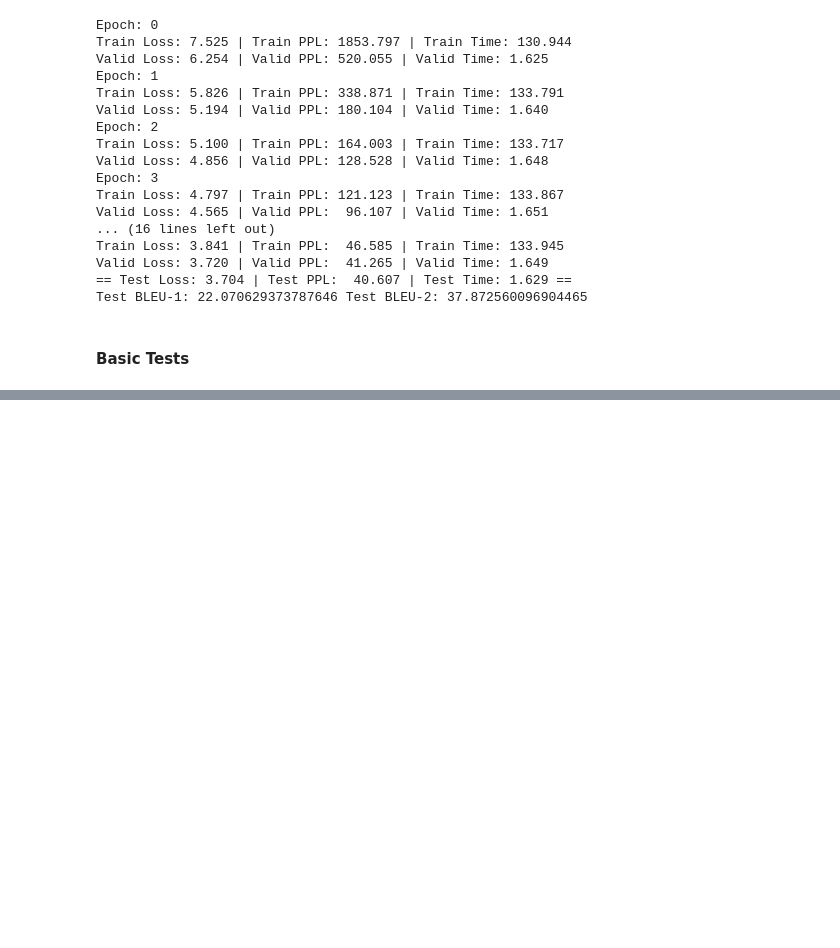
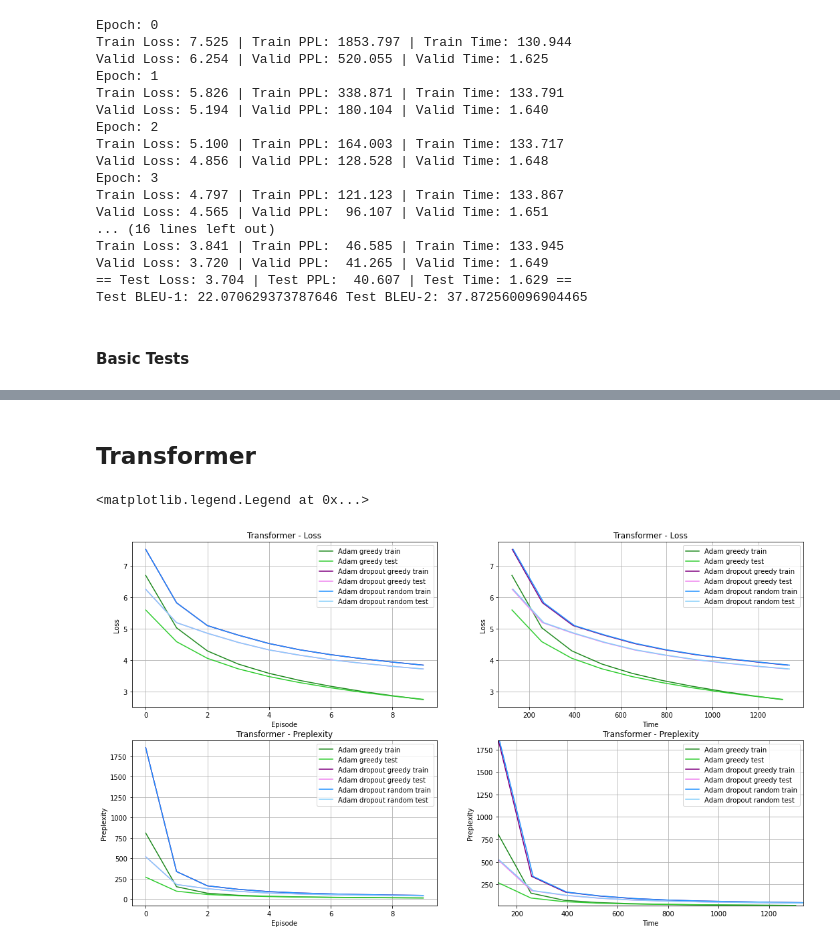
Before and after one commit to LatentDream/deep-learning, a Jupyter notebook: Cours Courville/GRU_&_Transformer/solution.ipynb, the cells around one changed output, grey strips where cells are left out. Saved outputs shown, nothing was run; the diff lists cells and outputs as text; code cells hidden in the pictures; blank space fills up the shorter version.

```diff
--- a/Cours Courville/GRU_&_Transformer/solution.ipynb
+++ b/Cours Courville/GRU_&_Transformer/solution.ipynb
@@ -1995,0 +2111,69 @@ if __name__ == "__main__":
+# %% [markdown]
+## Transformer
+# %%
+fig, ax = plt.subplots(nrows=2, ncols=2, figsize=(18, 10))
+
+loss_ax, loss_time_ax = ax[0]
+pre_ax, pre_time_ax = ax[1]
+
+loss_ax.grid(True)
+loss_time_ax.grid(True)
+pre_ax.grid(True)
+pre_time_ax.grid(True)
+plt.margins(0)
+
+loss_ax.set_title("Transformer - Loss")
+loss_ax.set_xlabel("Episode")
+loss_ax.set_ylabel("Loss")
+
+loss_time_ax.set_title("Transformer - Loss")
+loss_time_ax.set_xlabel("Time")
+loss_time_ax.set_ylabel("Loss")
+
+pre_ax.set_title("Transformer - Preplexity")
+pre_ax.set_xlabel("Episode")
+pre_ax.set_ylabel("Preplexity")
+
+pre_time_ax.set_title("Transformer - Preplexity")
+pre_time_ax.set_xlabel("Time")
+pre_time_ax.set_ylabel("Preplexity")
+
+
+file = "/content/transformer-adam-dropout_False-strategy_greedy.json"
+name = "Adam greedy"
+train_color = "forestgreen"
+test_color = "limegreen"
+add_to_plot(file, name, train_color, test_color, loss_ax, loss_time_ax, pre_ax, pre_time_ax)
+
+""""""""""""""""""""""""""""""""""""""""""
+
+file = "/content/transformer-adam-dropout_True-strategy_greedy.json"
+name = "Adam dropout greedy"
+train_color = "purple"
+test_color = "violet"
+add_to_plot(file, name, train_color, test_color, loss_ax, loss_time_ax, pre_ax, pre_time_ax)
+
+""""""""""""""""""""""""""""""""""""""""""
+
+file = "/content/transformer-adam-dropout_True-strategy_random.json"
+name = "Adam dropout random"
+train_color = "dodgerblue"
+test_color = "lightskyblue"
+add_to_plot(file, name, train_color, test_color, loss_ax, loss_time_ax, pre_ax, pre_time_ax)
+
+""""""""""""""""""""""""""""""""""""""""""
+
+# file = "/content/transformer-sgd-dropout_True-strategy_greedy.json"
+# name = "Sdg dropout greedy"
+# train_color = "purple"
+# test_color = "violet"
+# add_to_plot(file, name, train_color, test_color, loss_ax, loss_time_ax, pre_ax, pre_time_ax)
+
+
+loss_ax.legend()
+loss_time_ax.legend()
+pre_time_ax.legend()
+pre_ax.legend()
+# %% [output]
+<matplotlib.legend.Legend at 0x...>
+[figure, added]
```
Also changed, not shown: parts of 6 cells of this notebook.
